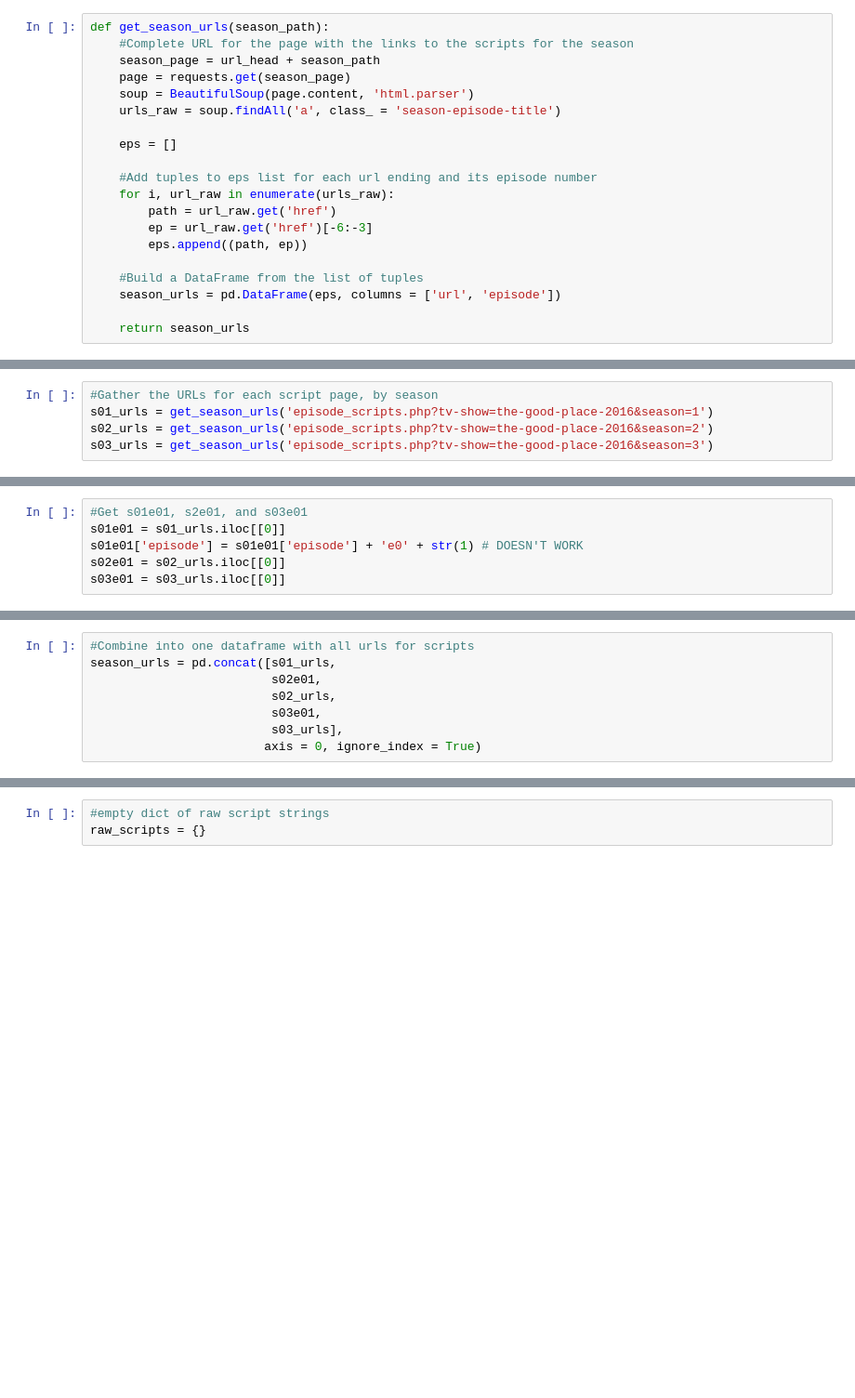
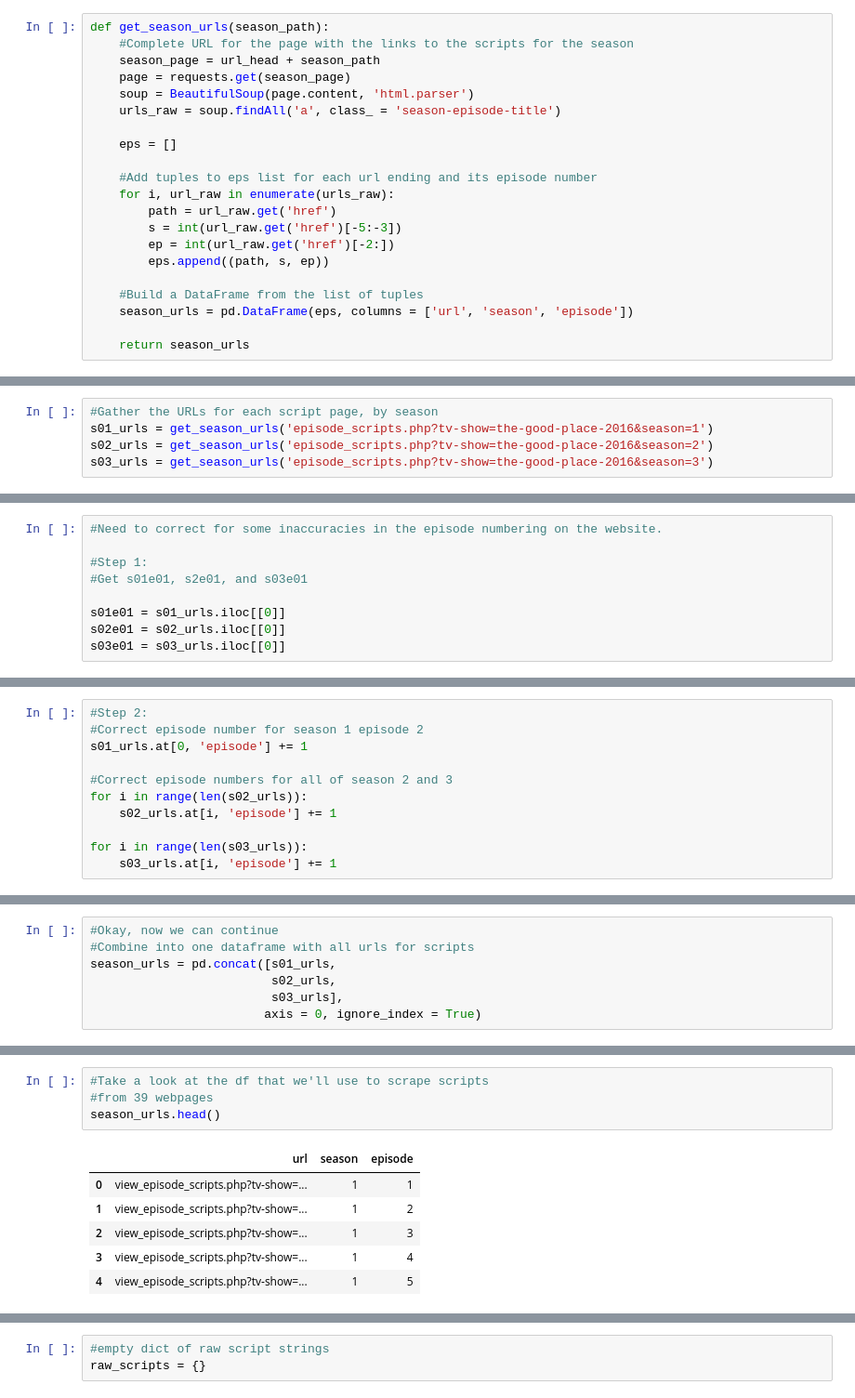
Before and after one commit to ssrosa/the_soulmate_statistic, a Jupyter notebook: index.ipynb, the cells around one changed output, grey strips where cells are left out. Shown: that part at 93% size. Saved outputs shown, nothing was run; the diff lists cells and outputs as text; blank space fills up the shorter version.

Commit message:
Fixed episode numbering and script splitting.

```diff
--- a/index.ipynb
+++ b/index.ipynb
@@ -38,11 +40,12 @@ def get_season_urls(season_path):
     #Add tuples to eps list for each url ending and its episode number
     for i, url_raw in enumerate(urls_raw):
         path = url_raw.get('href')
-        ep = url_raw.get('href')[-6:-3]
-        eps.append((path, ep))
+        s = int(url_raw.get('href')[-5:-3])
+        ep = int(url_raw.get('href')[-2:])
+        eps.append((path, s, ep))
 
     #Build a DataFrame from the list of tuples
-    season_urls = pd.DataFrame(eps, columns = ['url', 'episode'])
+    season_urls = pd.DataFrame(eps, columns = ['url', 'season', 'episode'])
 
     return season_urls
 # %%
@@ -169,6 +156,9 @@ s01_urls
 # %%
+#Need to correct for some inaccuracies in the episode numbering on the website.
+
+#Step 1:
 #Get s01e01, s2e01, and s03e01
+
 s01e01 = s01_urls.iloc[[0]]
-s01e01['episode'] = s01e01['episode'] + 'e0' + str(1) # DOESN'T WORK
 s02e01 = s02_urls.iloc[[0]]
 s03e01 = s03_urls.iloc[[0]]
@@ -180 +165,12 @@ s01e01
+# %%
+#Step 2:
+#Correct episode number for season 1 episode 2
+s01_urls.at[0, 'episode'] += 1
+
+#Correct episode numbers for all of season 2 and 3
+for i in range(len(s02_urls)):
+    s02_urls.at[i, 'episode'] += 1
+
+for i in range(len(s03_urls)):
+    s03_urls.at[i, 'episode'] += 1
 # %%
@@ -209,8 +184,7 @@ for i, row in enumerate(s02_urls):
 # %%
+#Okay, now we can continue
 #Combine into one dataframe with all urls for scripts
 season_urls = pd.concat([s01_urls,
-                         s02e01,
                          s02_urls,
-                         s03e01,
                          s03_urls],
                         axis = 0, ignore_index = True)
@@ -262 +191,12 @@ season_urls.iloc[[24]] #season 3 episode 1
+# %%
+#Take a look at the df that we'll use to scrape scripts
+#from 39 webpages
+season_urls.head()
+# %% [output]
+|  | url | season | episode |
+| 0 | view_episode_scripts.php?tv-show=... | 1 | 1 |
+| 1 | view_episode_scripts.php?tv-show=... | 1 | 2 |
+| 2 | view_episode_scripts.php?tv-show=... | 1 | 3 |
+| 3 | view_episode_scripts.php?tv-show=... | 1 | 4 |
+| 4 | view_episode_scripts.php?tv-show=... | 1 | 5 |
 # %% [markdown]
```
Also changed, not shown: parts of 41 cells of this notebook.
